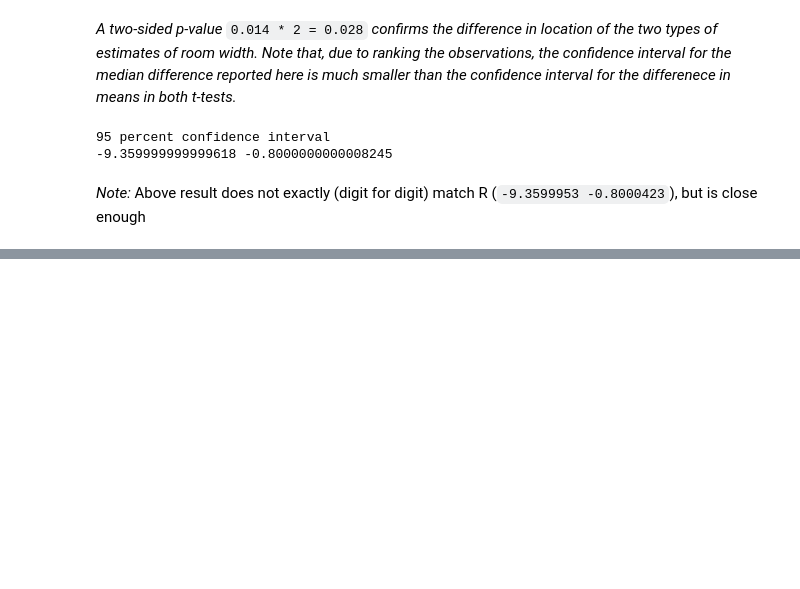
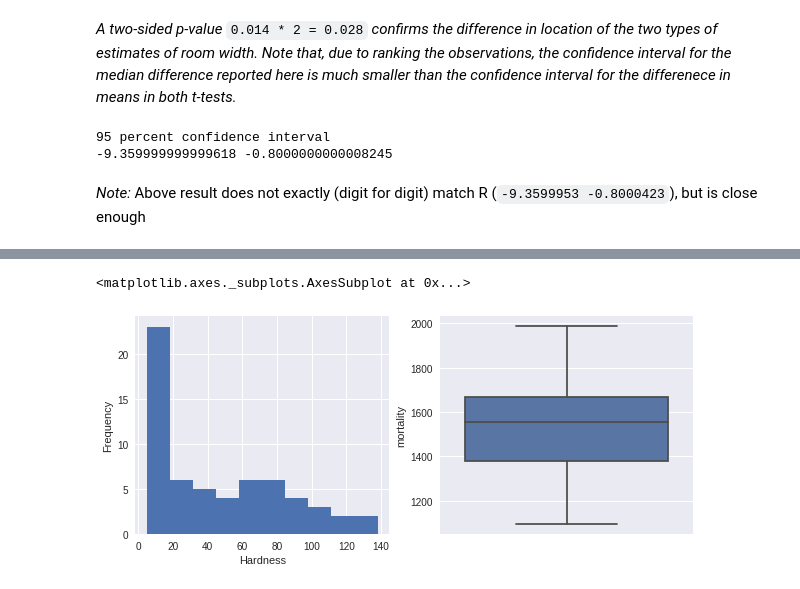
Before and after one commit to seporaitis/hsaur-python, a Jupyter notebook: Chapter3.ipynb, the cells around one changed output, grey strips where cells are left out. Cells and saved outputs as stored; diff of their text form; code cells hidden in the pictures; blank space fills up the shorter version.

```diff
--- a/Chapter3.ipynb
+++ b/Chapter3.ipynb
@@ -221,0 +272,4 @@ print(l, u)
+# %%
+water = pd.read_csv('water.csv')
+del water['Unnamed: 0']
+water.head()
@@ -221,0 +283,9 @@ print(l, u)
+# %%
+fig, ax = plt.subplots(ncols=2, figsize=(10, 4))
+water['hardness'].hist(ax=ax[0])
+ax[0].set_ylabel("Frequency")
+ax[0].set_xlabel("Hardness")
+sns.boxplot(y=water['mortality'], ax=ax[1])
+# %% [output]
+<matplotlib.axes._subplots.AxesSubplot at 0x...>
+[figure, added]
```
Also changed, not shown: parts of 25 cells of this notebook, 4 other files.
